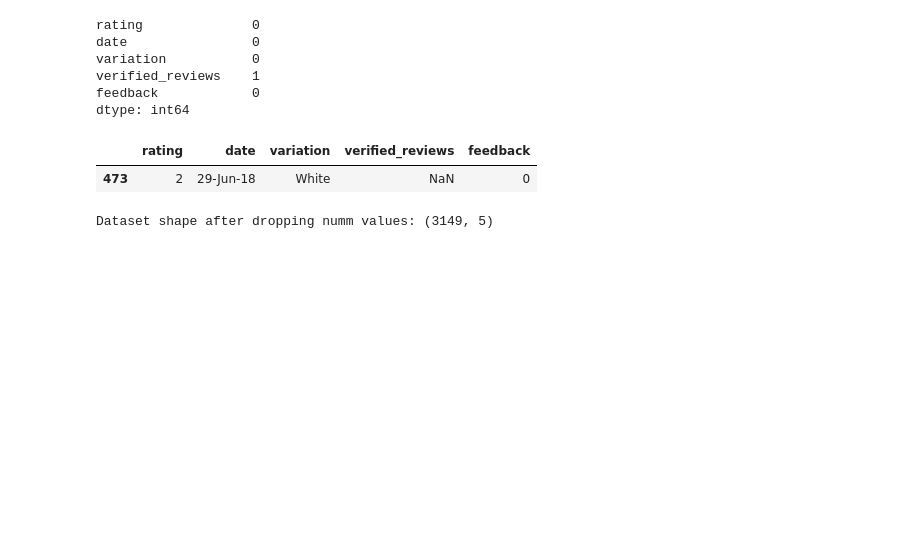
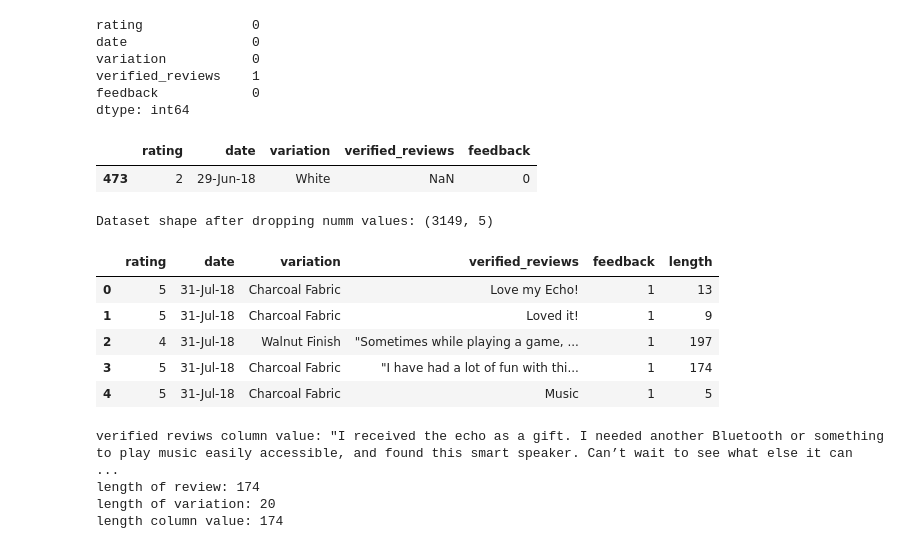
Before and after one commit to sanjsaloni/Natural-Language-Processing, a Jupyter notebook: Sentiment_Analysis.ipynb, the cells around one changed output. Cells and saved outputs as stored; diff of their text form; code cells hidden in the pictures; blank space fills up the shorter version.

```diff
--- a/Sentiment_Analysis.ipynb
+++ b/Sentiment_Analysis.ipynb
@@ -81,3 +81,24 @@ data.dropna(inplace = True)
 print(f"Dataset shape after dropping numm values: {data.shape}")
 # %% [output]
 Dataset shape after dropping numm values: (3149, 5)
+# %%
+data['length'] = data['verified_reviews'].apply(len)
+data.head()
+# %% [output]
+|  | rating | date | variation | verified_reviews | feedback | length |
+| 0 | 5 | 31-Jul-18 | Charcoal Fabric | Love my Echo! | 1 | 13 |
+| 1 | 5 | 31-Jul-18 | Charcoal Fabric | Loved it! | 1 | 9 |
+| 2 | 4 | 31-Jul-18 | Walnut Finish | "Sometimes while playing a game, ... | 1 | 197 |
+| 3 | 5 | 31-Jul-18 | Charcoal Fabric | "I have had a lot of fun with thi... | 1 | 174 |
+| 4 | 5 | 31-Jul-18 | Charcoal Fabric | Music | 1 | 5 |
+# %%
+#random code to check if our new length column and review column value is same or not!
+print(f"verified reviws column value: {data.iloc[5]['verified_reviews']}")
+print(f"length of review: {len(data.iloc[5]['verified_reviews'])}")
+print(f"length of variation: {len(data.iloc[5]['variation'])}")
+print(f"length column value: {data.iloc[5]['length']}")
+# %% [output]
+verified reviws column value: "I received the echo as a gift. I needed another Bluetooth or something to play music easily accessible, and found this smart speaker. Can’t wait to see what else it can  ...
+length of review: 174
+length of variation: 20
+length column value: 174
```
Also changed, not shown: parts of 9 cells of this notebook.
